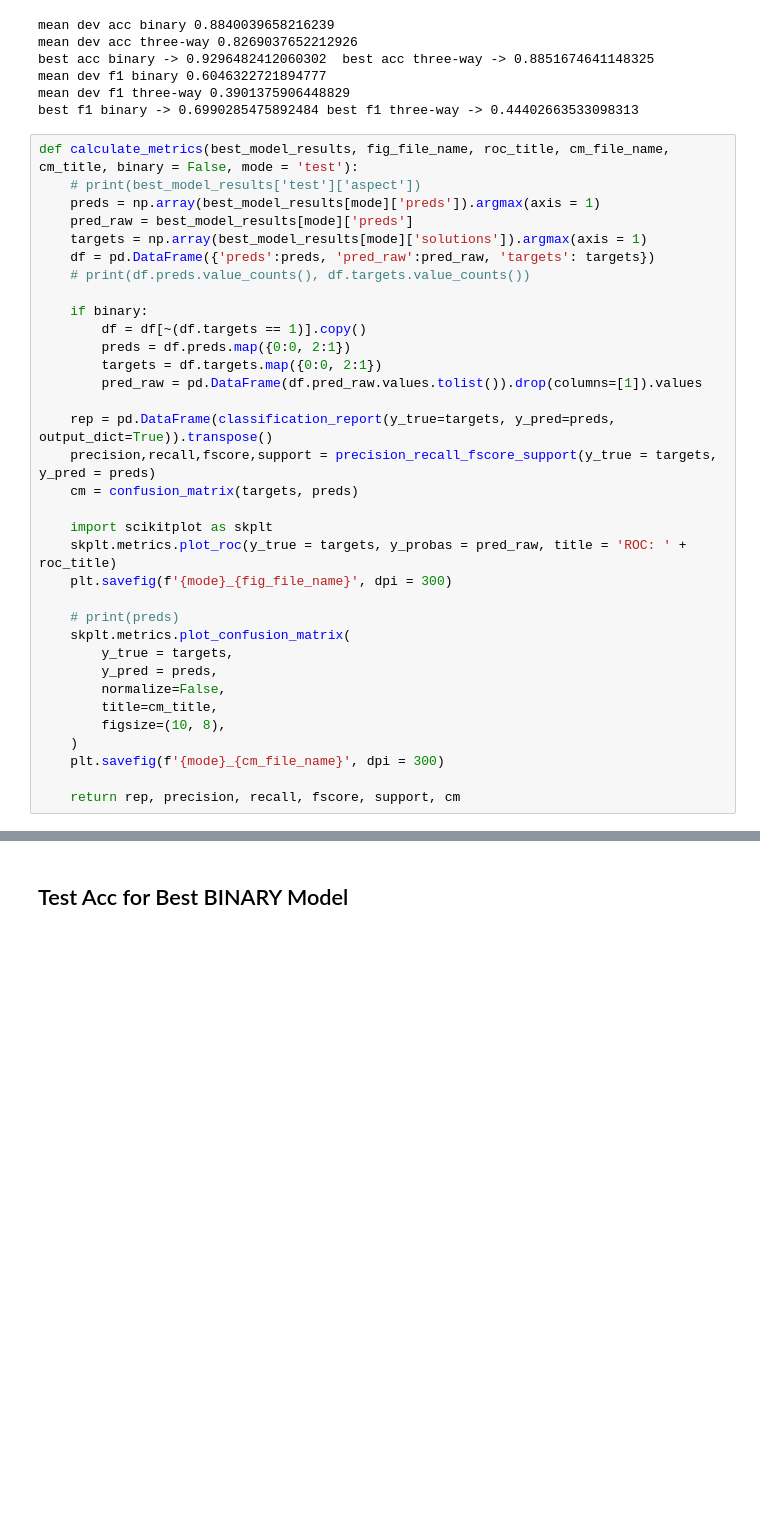
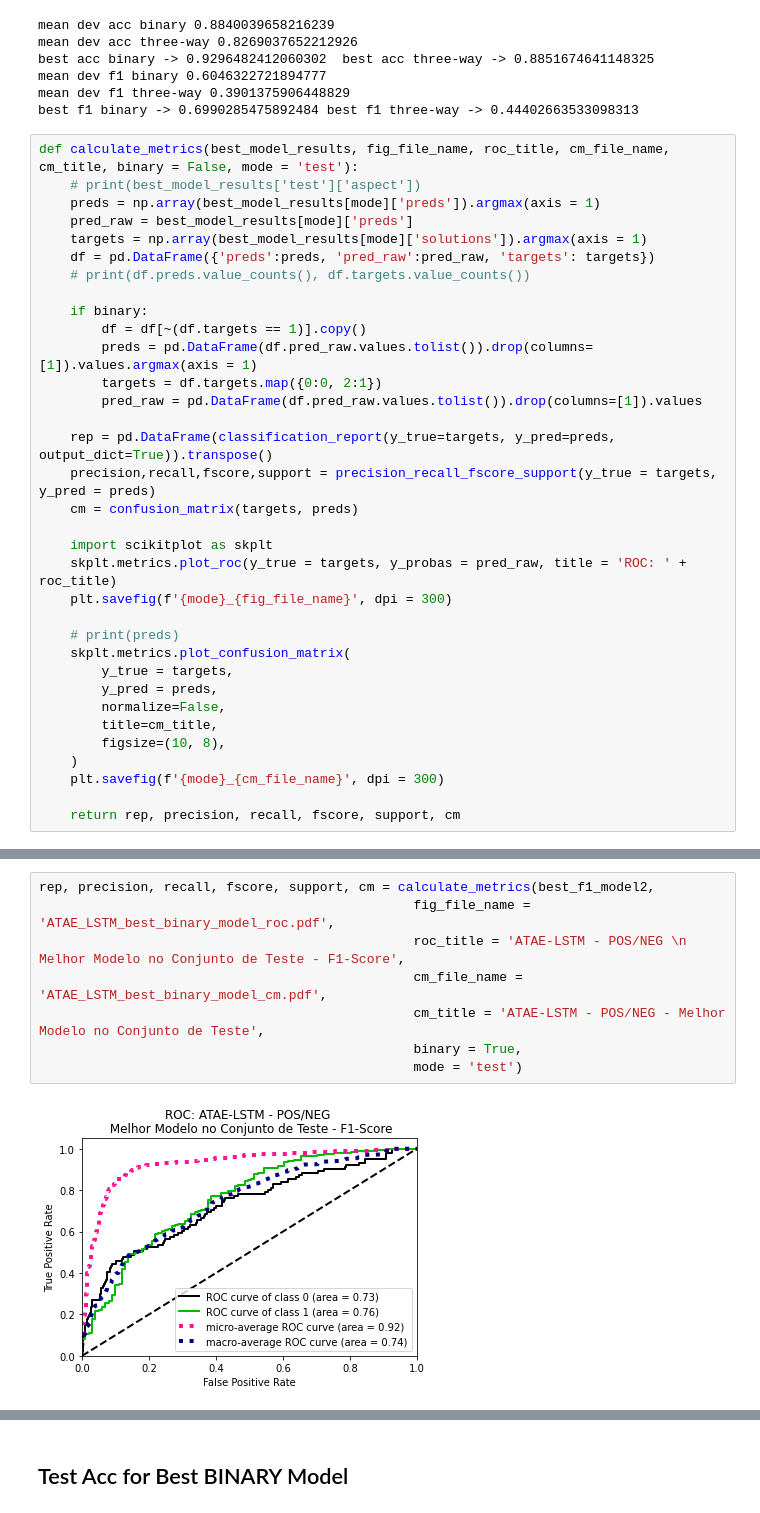
Before and after one commit to ulissesbcorrea/atae-lstm-theano-modified, a Jupyter notebook: processa_results_atae_lstm.ipynb, the cells around one changed output, grey strips where cells are left out. Drawn from its saved outputs; the diff is of its cells as text; blank space fills up the shorter version.

```diff
--- a/processa_results_atae_lstm.ipynb
+++ b/processa_results_atae_lstm.ipynb
@@ -122,7 +153,7 @@ def calculate_metrics(best_model_results, fig_file_name, roc_title, cm_file_name
 
     if binary:
         df = df[~(df.targets == 1)].copy()
-        preds = df.preds.map({0:0, 2:1})
+        preds = pd.DataFrame(df.pred_raw.values.tolist()).drop(columns=[1]).values.argmax(axis = 1)
         targets = df.targets.map({0:0, 2:1})
         pred_raw = pd.DataFrame(df.pred_raw.values.tolist()).drop(columns=[1]).values
 
@@ -147,0 +181,10 @@ def calculate_metrics(best_model_results, fig_file_name, roc_title, cm_file_name
+# %%
+rep, precision, recall, fscore, support, cm = calculate_metrics(best_f1_model2,
+                                                fig_file_name = 'ATAE_LSTM_best_binary_model_roc.pdf',
+                                                roc_title = 'ATAE-LSTM - POS/NEG \n Melhor Modelo no Conjunto de Teste - F1-Score',
+                                                cm_file_name = 'ATAE_LSTM_best_binary_model_cm.pdf',
+                                                cm_title = 'ATAE-LSTM - POS/NEG - Melhor Modelo no Conjunto de Teste',
+                                                binary = True,
+                                                mode = 'test')
+# %% [output]
+[figure, added]
```
Also changed, not shown: parts of 5 cells of this notebook, 3 other files.
